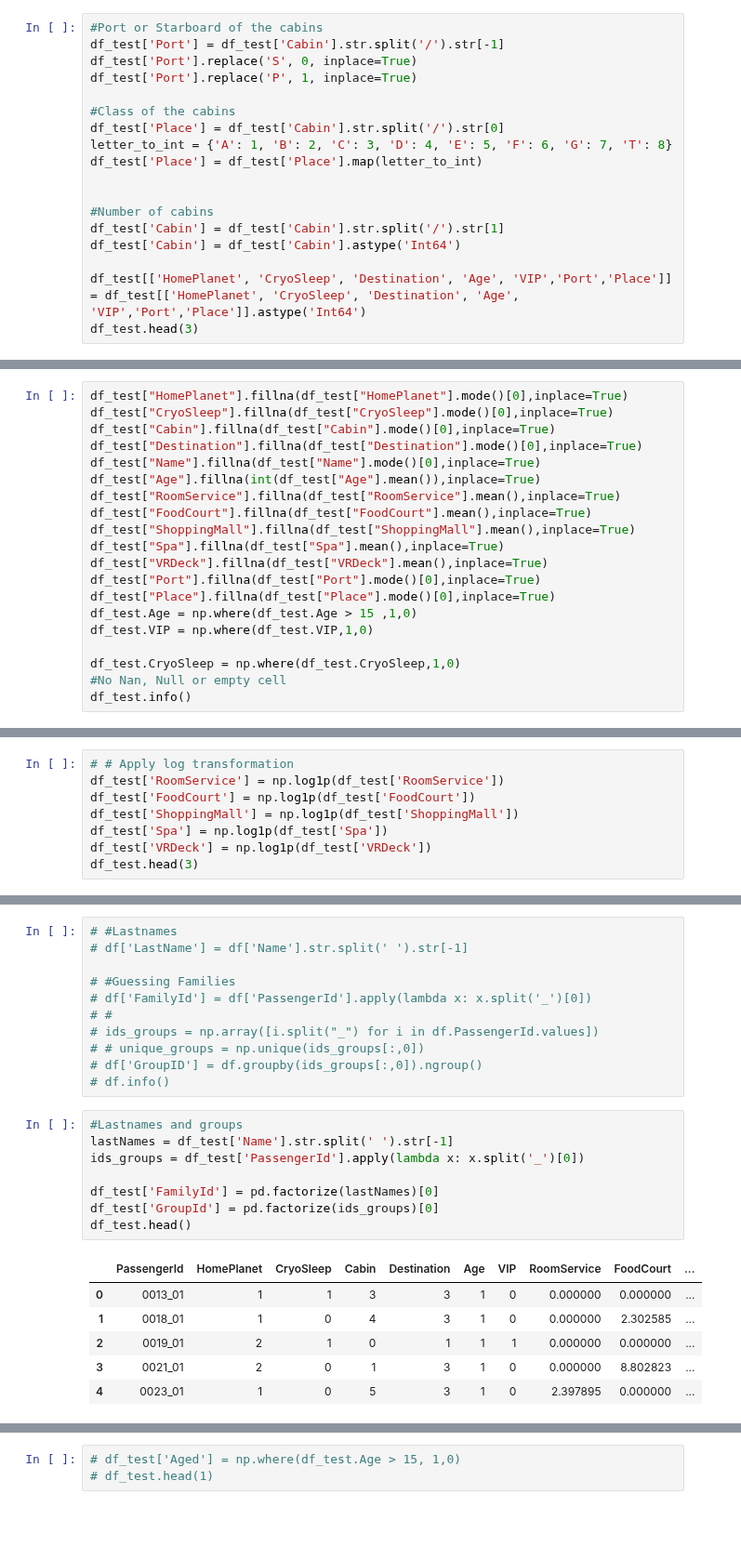
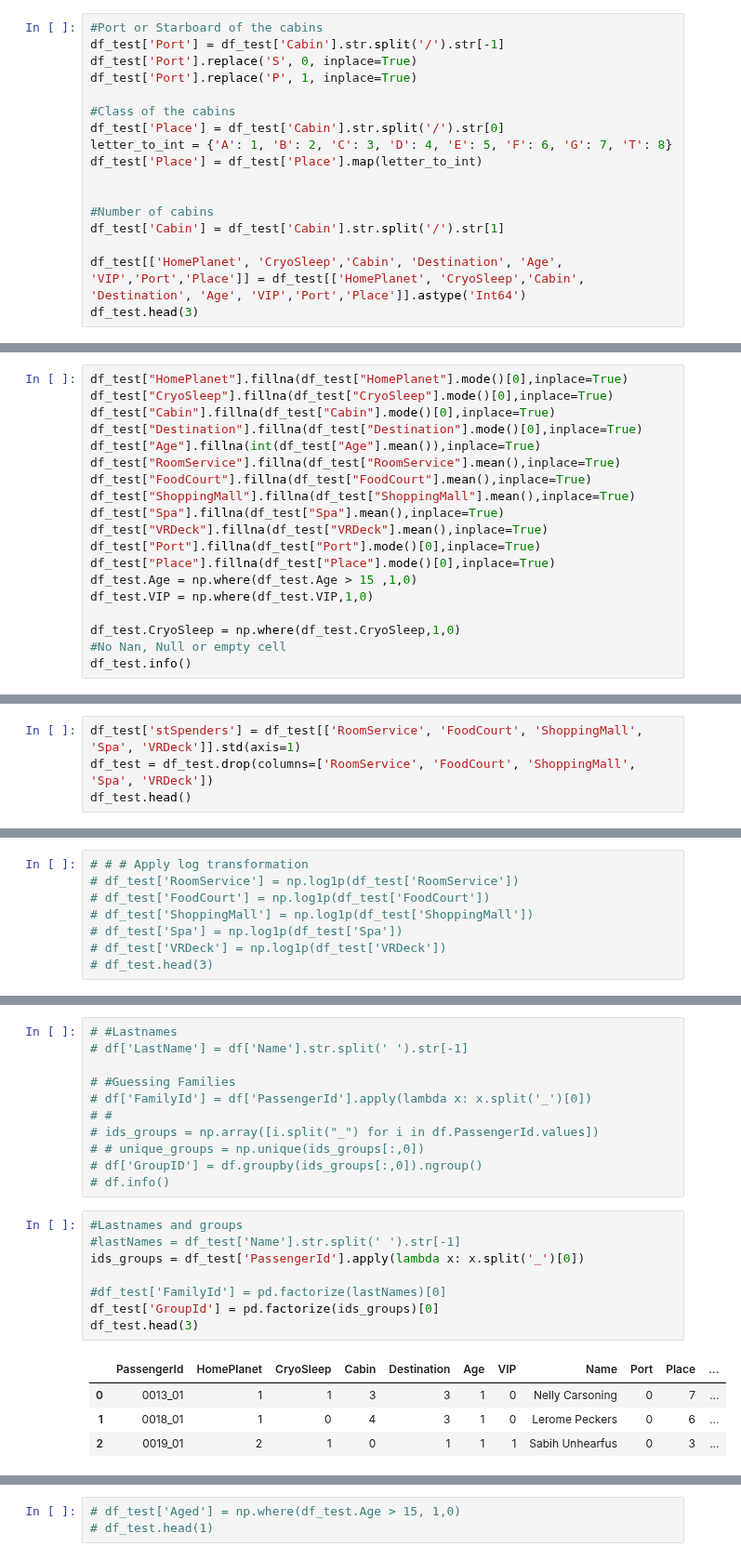
Before and after one commit to Sadeqsoli/SpaceTitanicSurvivors, a Jupyter notebook: spacetitanicsurvivors.ipynb, the cells around one changed output, grey strips where cells are left out. Shown at 93% size. Saved outputs shown, nothing was run; the diff lists cells and outputs as text; blank space fills up the shorter version.

```diff
--- a/spacetitanicsurvivors.ipynb
+++ b/spacetitanicsurvivors.ipynb
@@ -384,9 +395,8 @@ df_test['Place'] = df_test['Place'].map(letter_to_int)
 
 #Number of cabins
 df_test['Cabin'] = df_test['Cabin'].str.split('/').str[1]
-df_test['Cabin'] = df_test['Cabin'].astype('Int64')
 
-df_test[['HomePlanet', 'CryoSleep', 'Destination', 'Age', 'VIP','Port','Place']] = df_test[['HomePlanet', 'CryoSleep', 'Destination', 'Age', 'VIP','Port','Place']].astype('Int64')
+df_test[['HomePlanet', 'CryoSleep','Cabin', 'Destination', 'Age', 'VIP','Port','Place']] = df_test[['HomePlanet', 'CryoSleep','Cabin', 'Destination', 'Age', 'VIP','Port','Place']].astype('Int64')
 df_test.head(3)
 # %% [output]
 |  | PassengerId | HomePlanet | CryoSleep | Cabin | Destination | Age | VIP | RoomService | FoodCourt | ... |
@@ -398,7 +408,6 @@ df_test["HomePlanet"].fillna(df_test["HomePlanet"].mode()[0],inplace=True)
 df_test["CryoSleep"].fillna(df_test["CryoSleep"].mode()[0],inplace=True)
 df_test["Cabin"].fillna(df_test["Cabin"].mode()[0],inplace=True)
 df_test["Destination"].fillna(df_test["Destination"].mode()[0],inplace=True)
-df_test["Name"].fillna(df_test["Name"].mode()[0],inplace=True)
 df_test["Age"].fillna(int(df_test["Age"].mean()),inplace=True)
 df_test["RoomService"].fillna(df_test["RoomService"].mean(),inplace=True)
 df_test["FoodCourt"].fillna(df_test["FoodCourt"].mean(),inplace=True)
@@ -431,3 +440,7 @@ Data columns (total 15 columns):
  14  Place         4277 non-null   Int64
 dtypes: Int64(5), float64(5), int64(3), object(2)
 memory usage: 522.2+ KB
+# %%
+df_test['stSpenders'] = df_test[['RoomService', 'FoodCourt', 'ShoppingMall', 'Spa', 'VRDeck']].std(axis=1)
+df_test = df_test.drop(columns=['RoomService', 'FoodCourt', 'ShoppingMall', 'Spa', 'VRDeck'])
+df_test.head()
@@ -434,8 +454,8 @@ memory usage: 522.2+ KB
 # %%
-# # Apply log transformation
-df_test['RoomService'] = np.log1p(df_test['RoomService'])
-df_test['FoodCourt'] = np.log1p(df_test['FoodCourt'])
-df_test['ShoppingMall'] = np.log1p(df_test['ShoppingMall'])
-df_test['Spa'] = np.log1p(df_test['Spa'])
-df_test['VRDeck'] = np.log1p(df_test['VRDeck'])
-df_test.head(3)
+# # # Apply log transformation
+# df_test['RoomService'] = np.log1p(df_test['RoomService'])
+# df_test['FoodCourt'] = np.log1p(df_test['FoodCourt'])
+# df_test['ShoppingMall'] = np.log1p(df_test['ShoppingMall'])
+# df_test['Spa'] = np.log1p(df_test['Spa'])
+# df_test['VRDeck'] = np.log1p(df_test['VRDeck'])
+# df_test.head(3)
@@ -465,17 +480,15 @@ df_test.head(3)
 # df.info()
 # %%
 #Lastnames and groups
-lastNames = df_test['Name'].str.split(' ').str[-1]
+#lastNames = df_test['Name'].str.split(' ').str[-1]
 ids_groups = df_test['PassengerId'].apply(lambda x: x.split('_')[0])
 
-df_test['FamilyId'] = pd.factorize(lastNames)[0]
+#df_test['FamilyId'] = pd.factorize(lastNames)[0]
 df_test['GroupId'] = pd.factorize(ids_groups)[0]
-df_test.head()
+df_test.head(3)
 # %% [output]
-|  | PassengerId | HomePlanet | CryoSleep | Cabin | Destination | Age | VIP | RoomService | FoodCourt | ... |
-| 0 | 0013_01 | 1 | 1 | 3 | 3 | 1 | 0 | 0.000000 | 0.000000 | ... |
-| 1 | 0018_01 | 1 | 0 | 4 | 3 | 1 | 0 | 0.000000 | 2.302585 | ... |
-| 2 | 0019_01 | 2 | 1 | 0 | 1 | 1 | 1 | 0.000000 | 0.000000 | ... |
-| 3 | 0021_01 | 2 | 0 | 1 | 3 | 1 | 0 | 0.000000 | 8.802823 | ... |
-| 4 | 0023_01 | 1 | 0 | 5 | 3 | 1 | 0 | 2.397895 | 0.000000 | ... |
+|  | PassengerId | HomePlanet | CryoSleep | Cabin | Destination | Age | VIP | Name | Port | Place | ... |
+| 0 | 0013_01 | 1 | 1 | 3 | 3 | 1 | 0 | Nelly Carsoning | 0 | 7 | ... |
+| 1 | 0018_01 | 1 | 0 | 4 | 3 | 1 | 0 | Lerome Peckers | 0 | 6 | ... |
+| 2 | 0019_01 | 2 | 1 | 0 | 1 | 1 | 1 | Sabih Unhearfus | 0 | 3 | ... |
 # %%
```
Also changed, not shown: parts of 15 cells of this notebook.
